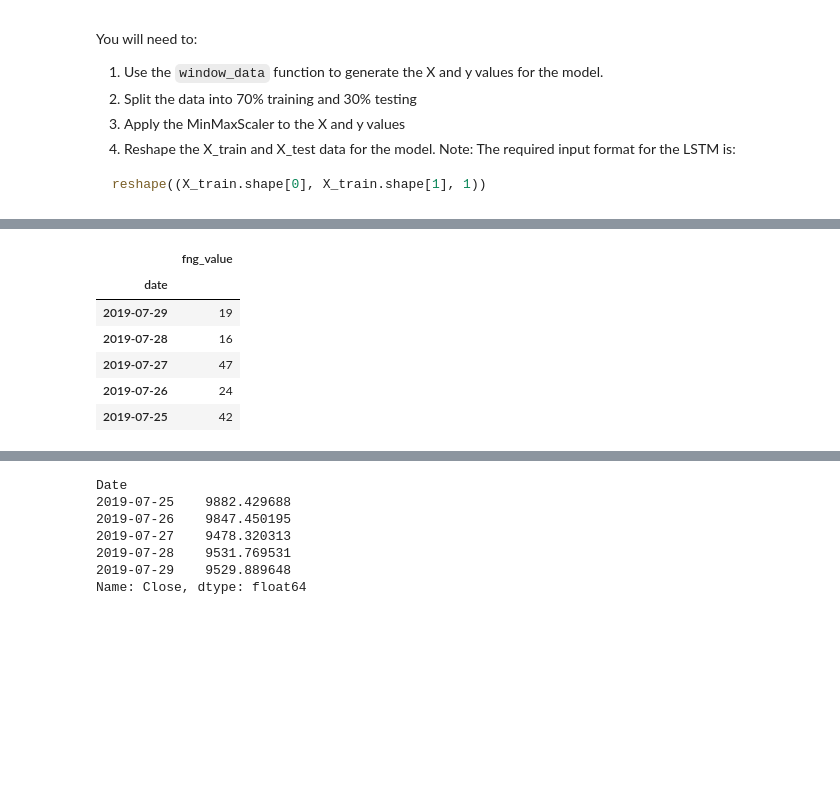
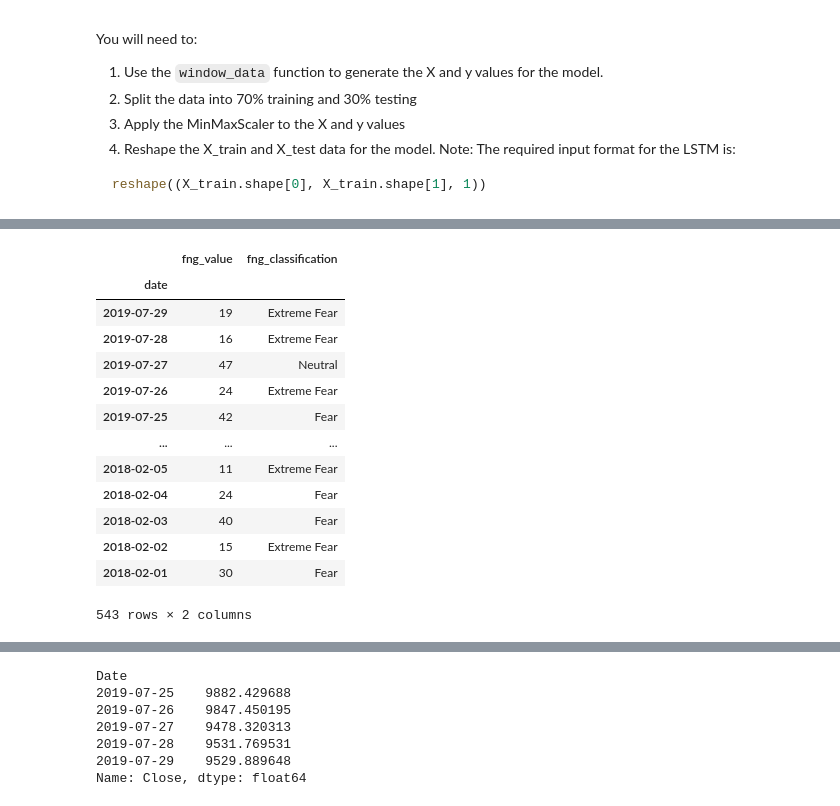
Before and after one commit to AmiraAli23/Deep-Learning, a Jupyter notebook: lstm_stock_predictor_fng.ipynb, the cells around one changed output, grey strips where cells are left out. Cells and saved outputs as stored; diff of their text form; code cells hidden in the pictures; blank space fills up the shorter version.

```diff
--- a/lstm_stock_predictor_fng.ipynb
+++ b/lstm_stock_predictor_fng.ipynb
@@ -38,13 +38,19 @@ random.set_seed(2)
 # %%
 # Load the fear and greed sentiment data for Bitcoin
 df = pd.read_csv('btc_sentiment.csv', index_col="date", infer_datetime_format=True, parse_dates=True)
-df = df.drop(columns="fng_classification")
-df.head()
+df
 # %% [output]
-|  | fng_value |
-| date |  |
-| 2019-07-29 | 19 |
-| 2019-07-28 | 16 |
-| 2019-07-27 | 47 |
-| 2019-07-26 | 24 |
-| 2019-07-25 | 42 |
+|  | fng_value | fng_classification |
+| date |  |  |
+| 2019-07-29 | 19 | Extreme Fear |
+| 2019-07-28 | 16 | Extreme Fear |
+| 2019-07-27 | 47 | Neutral |
+| 2019-07-26 | 24 | Extreme Fear |
+| 2019-07-25 | 42 | Fear |
+| ... | ... | ... |
+| 2018-02-05 | 11 | Extreme Fear |
+| 2018-02-04 | 24 | Fear |
+| 2018-02-03 | 40 | Fear |
+| 2018-02-02 | 15 | Extreme Fear |
+| 2018-02-01 | 30 | Fear |
+543 rows × 2 columns
```
Also changed, not shown: parts of 11 cells of this notebook, 1 other file.
